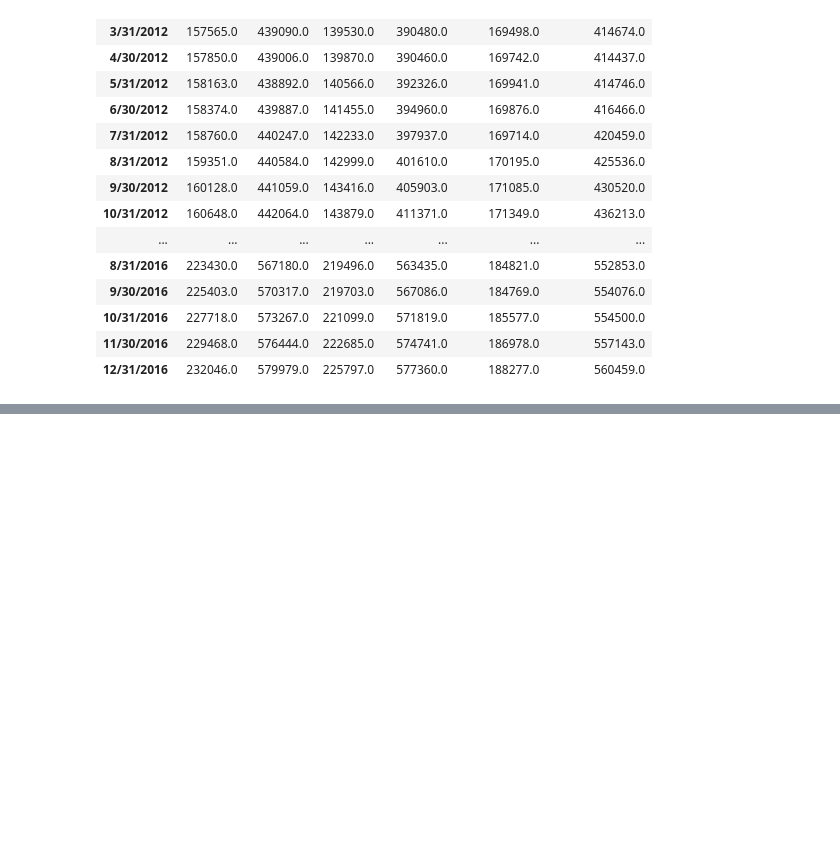
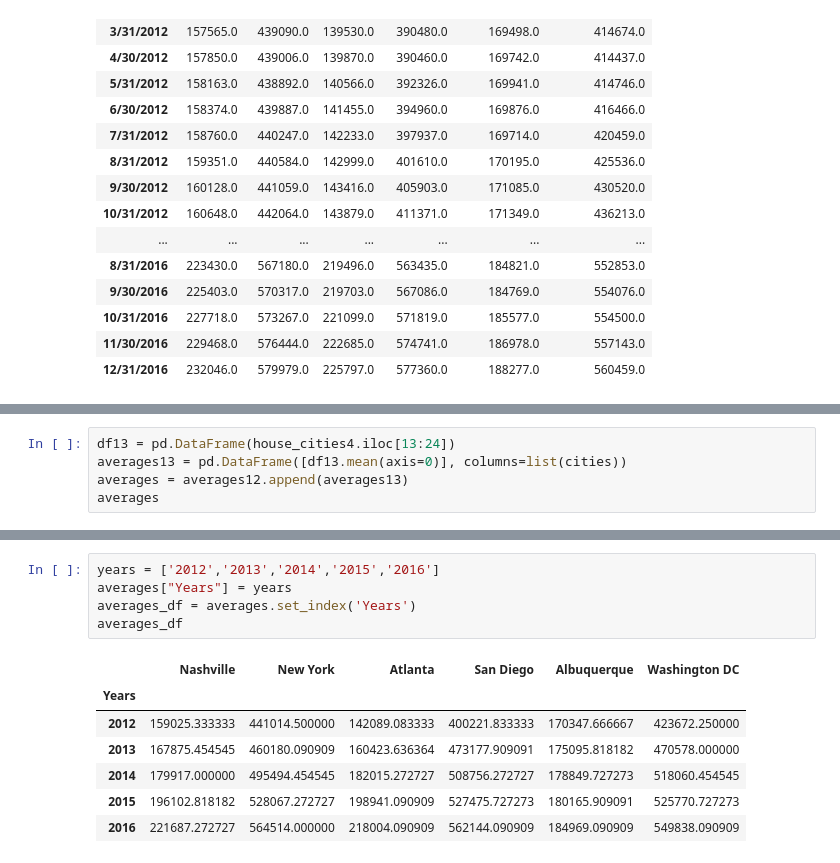
Before and after one commit to mdcrawford27/Project_1, a Jupyter notebook: Property_Values/Housing_Prices.ipynb, the cells around one changed output, grey strips where cells are left out. Saved outputs shown, nothing was run; the diff lists cells and outputs as text; blank space fills up the shorter version.

```diff
--- a/Property_Values/Housing_Prices.ipynb
+++ b/Property_Values/Housing_Prices.ipynb
@@ -157,0 +128,5 @@ lines = house_cities.plot.line()
+# %%
+df13 = pd.DataFrame(house_cities4.iloc[13:24])
+averages13 = pd.DataFrame([df13.mean(axis=0)], columns=list(cities))
+averages = averages12.append(averages13)
+averages
@@ -157,0 +170,13 @@ lines = house_cities.plot.line()
+# %%
+years = ['2012','2013','2014','2015','2016']
+averages["Years"] = years
+averages_df = averages.set_index('Years')
+averages_df
+# %% [output]
+|  | Nashville | New York | Atlanta | San Diego | Albuquerque | Washington DC |
+| Years |  |  |  |  |  |  |
+| 2012 | 159025.333333 | 441014.500000 | 142089.083333 | 400221.833333 | 170347.666667 | 423672.250000 |
+| 2013 | 167875.454545 | 460180.090909 | 160423.636364 | 473177.909091 | 175095.818182 | 470578.000000 |
+| 2014 | 179917.000000 | 495494.454545 | 182015.272727 | 508756.272727 | 178849.727273 | 518060.454545 |
+| 2015 | 196102.818182 | 528067.272727 | 198941.090909 | 527475.727273 | 180165.909091 | 525770.727273 |
+| 2016 | 221687.272727 | 564514.000000 | 218004.090909 | 562144.090909 | 184969.090909 | 549838.090909 |
```
Also changed, not shown: parts of 12 cells of this notebook.
